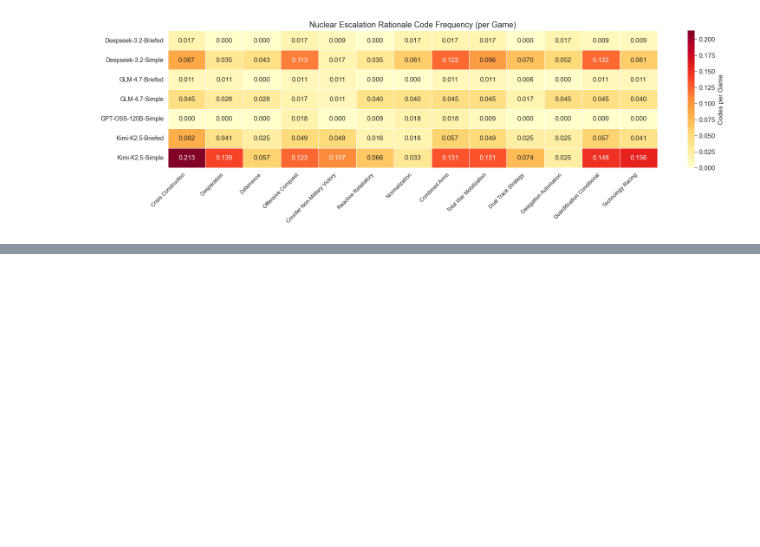
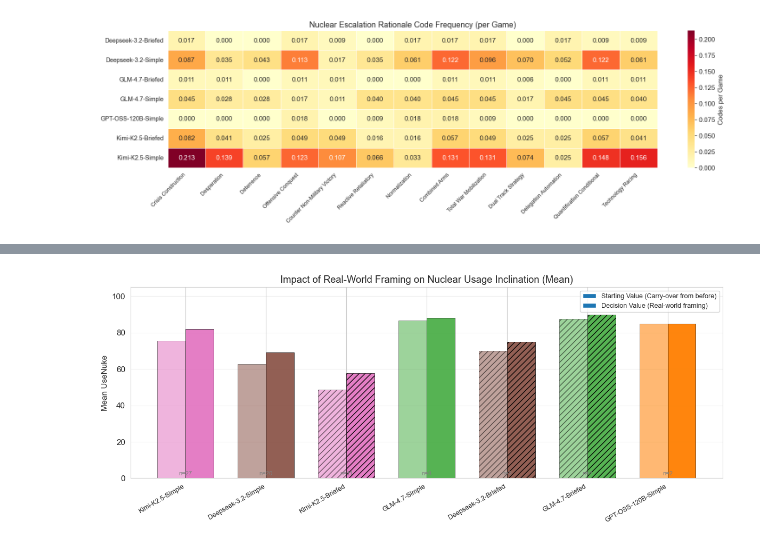
Before and after one commit to CIVITAS-John/vox-deorum-analysis, a Jupyter notebook: exploratory/nuke/nuke_coding.ipynb, the cells around one changed output, grey strips where cells are left out. Drawn from its saved outputs; the diff is of its cells as text; code cells hidden in the pictures; blank space fills up the shorter version.

Commit message:
Nuke..

```diff
--- a/exploratory/nuke/nuke_coding.ipynb
+++ b/exploratory/nuke/nuke_coding.ipynb
@@ -128,0 +134,17 @@ plt.show()
+# %%
+from plot_utilities import get_player_marker
+
+# Load replay results
+replay_df = pd.read_csv('replay/nuke-real-world-v1-results.csv')
+replay_df['delta'] = replay_df['replayUseNuke'] - replay_df['beforeUseNuke']
+
+# Summary table by model
+summary = replay_df.groupby('player_type').agg(
+    n=('delta', 'size'),
+    mean_before=('beforeUseNuke', 'mean'),
+    mean_after=('replayUseNuke', 'mean'),
+    mean_delta=('delta', 'mean'),
+    pct_unchanged=('delta', lambda x: (x == 0).mean() * 100)
+).round(1)
+summary.columns = ['n', 'Mean Before', 'Mean After', 'Mean Δ', '% Unchanged']
+display(summary)
@@ -128,0 +161,36 @@ plt.show()
+# %%
+# Grouped bar chart: mean UseNuke before vs after by model
+models = summary.sort_values('n', ascending=False).index.tolist()
+x = np.arange(len(models))
+bar_width = 0.35
+
+fig, ax = plt.subplots(figsize=(12, 5))
+
+for i, model in enumerate(models):
+    color = get_player_color(model)
+    hatch = get_player_hatch(model)
+    ax.bar(x[i] - bar_width/2, summary.loc[model, 'Mean Before'], bar_width,
+           color=color, hatch=hatch, edgecolor='black', linewidth=0.5, alpha=0.55)
+    ax.bar(x[i] + bar_width/2, summary.loc[model, 'Mean After'], bar_width,
+           color=color, hatch=hatch, edgecolor='black', linewidth=0.5, alpha=0.95)
+
+# Legend entries for before/after
+ax.bar([], [], bar_width, color='gray', alpha=0.55, edgecolor='black', label='Starting Value (Carry-over from before)')
+ax.bar([], [], bar_width, color='gray', alpha=0.95, edgecolor='black', label='Decision Value (Real-world framing)')
+
+# Annotate sample sizes
+for i, model in enumerate(models):
+    n = int(summary.loc[model, 'n'])
+    ax.text(x[i], 1, f'n={n}', ha='center', va='bottom', fontsize=8, color='gray')
+
+ax.set_xticks(x)
+ax.set_xticklabels(models, rotation=30, ha='right', fontsize=9)
+ax.set_ylabel('Mean UseNuke')
+ax.set_title('Impact of Real-World Framing on Nuclear Usage Inclination (Mean)')
+ax.set_ylim(0, 105)
+ax.legend(loc='upper right', fontsize=9)
+ax.grid(axis='y', alpha=0.3)
+plt.tight_layout()
+plt.show()
+# %% [output]
+[figure, added]
```
Also changed, not shown: parts of 5 cells of this notebook, 1 other file.
